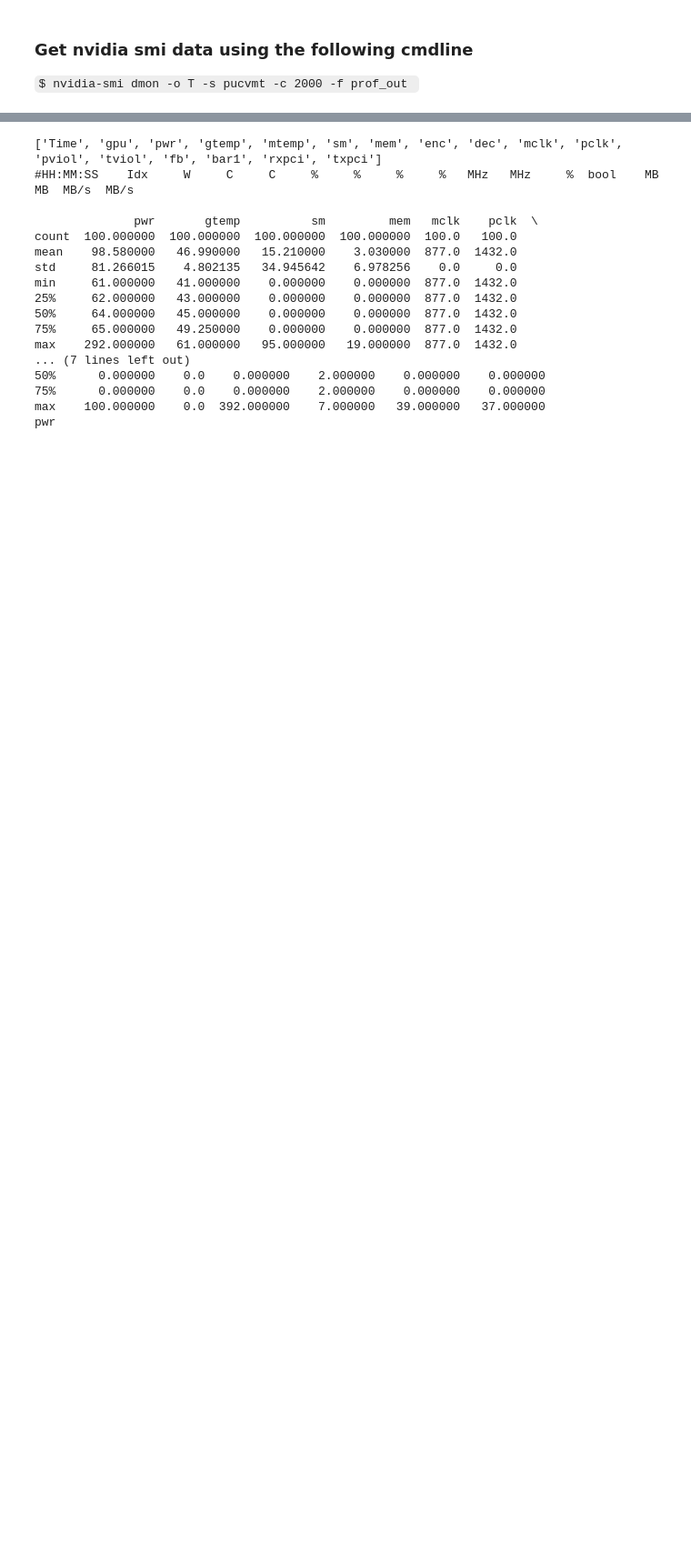
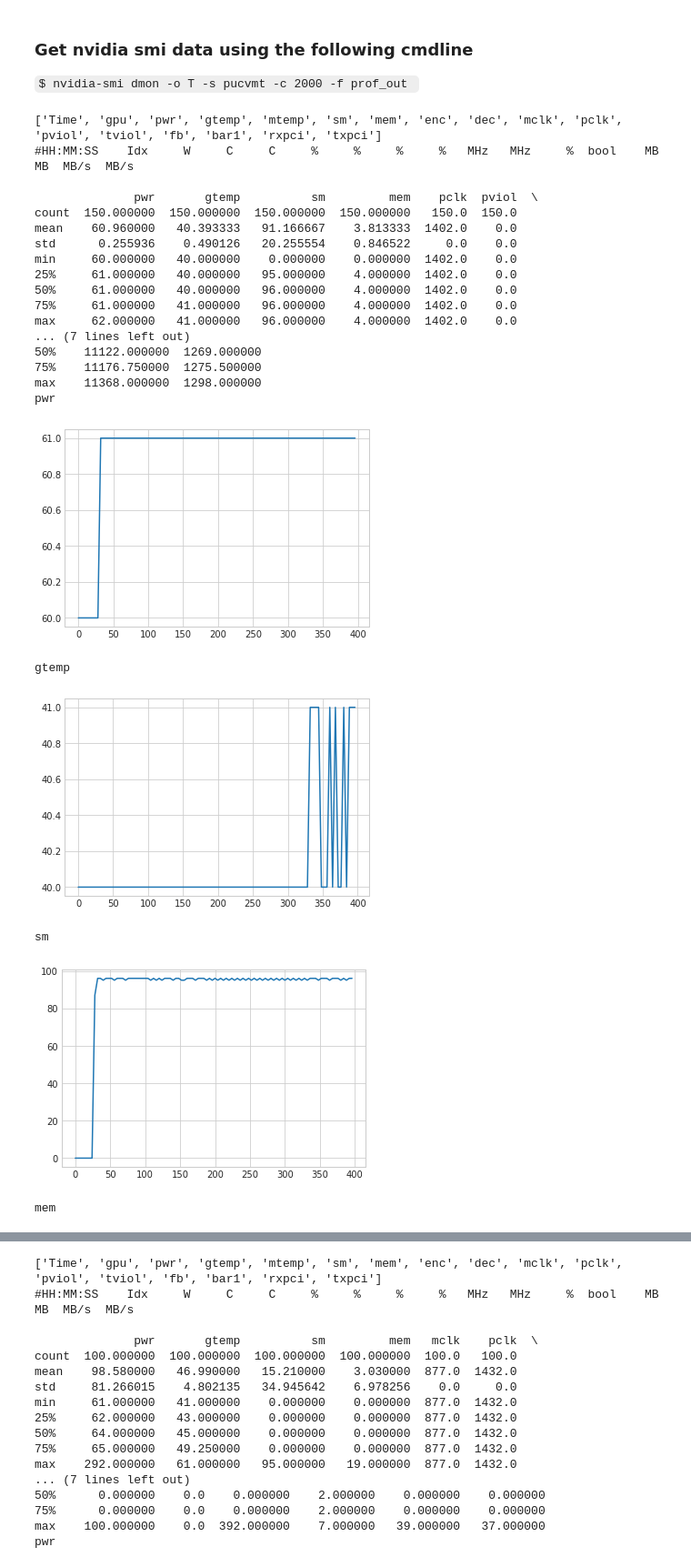
Before and after one commit to akhilguliani/power_benchmark, a Jupyter notebook: parseNplot.ipynb, the cells around one changed output, grey strips where cells are left out. Shown at 91% size. Drawn from its saved outputs; the diff is of its cells as text; code cells hidden in the pictures; blank space fills up the shorter version.

Commit message:
Updated Plotting notebooks

```diff
--- a/parseNplot.ipynb
+++ b/parseNplot.ipynb
@@ -27,7 +27,7 @@ def read_nvdia_smi_dmon(file_path):
     df = pd.read_csv("temp_out", index_col=0)
     return df
 # %%
-def plot_gpu_set(set_val, gpu_num, input_file):
+def plot_gpu_set(set_val, gpu_num, input_file, index):
     """
     set_val: list of gpu params to plot
     gpu_num:  index of gpu to plot
@@ -40,5 +40,36 @@ def plot_gpu_set(set_val, gpu_num, input_file):
         if gpu_df[item].empty:
             continue
         print(item)
-        gpu_df[item].plot()
+        gpu_df[:index][item].plot()
         plt.show()
+# %%
+set_values = ['pwr', 'gtemp', 'sm', 'mem', 'pclk', 'pviol', 'rxpci', 'txpci']
+gpu_num = 0
+input_file = "./prof_d2d_memcpy"
+
+plot_gpu_set(set_values, gpu_num, input_file, 100)
+plot_gpu_set(set_values, 1, input_file, 100)
+# %% [output]
+['Time', 'gpu', 'pwr', 'gtemp', 'mtemp', 'sm', 'mem', 'enc', 'dec', 'mclk', 'pclk', 'pviol', 'tviol', 'fb', 'bar1', 'rxpci', 'txpci']
+#HH:MM:SS    Idx     W     C     C     %     %     %     %   MHz   MHz     %  bool    MB    MB  MB/s  MB/s
+
+              pwr       gtemp          sm         mem    pclk  pviol  \
+count  150.000000  150.000000  150.000000  150.000000   150.0  150.0
+mean    60.960000   40.393333   91.166667    3.813333  1402.0    0.0
+std      0.255936    0.490126   20.255554    0.846522     0.0    0.0
+min     60.000000   40.000000    0.000000    0.000000  1402.0    0.0
+25%     61.000000   40.000000   95.000000    4.000000  1402.0    0.0
+50%     61.000000   40.000000   96.000000    4.000000  1402.0    0.0
+75%     61.000000   41.000000   96.000000    4.000000  1402.0    0.0
+max     62.000000   41.000000   96.000000    4.000000  1402.0    0.0
+... (7 lines left out)
+50%    11122.000000  1269.000000
+75%    11176.750000  1275.500000
+max    11368.000000  1298.000000
+pwr
+[figure, added]
+gtemp
+[figure, added]
+sm
+[figure, added]
+mem
```
Also changed, not shown: parts of 2 cells of this notebook, 2 other files.
